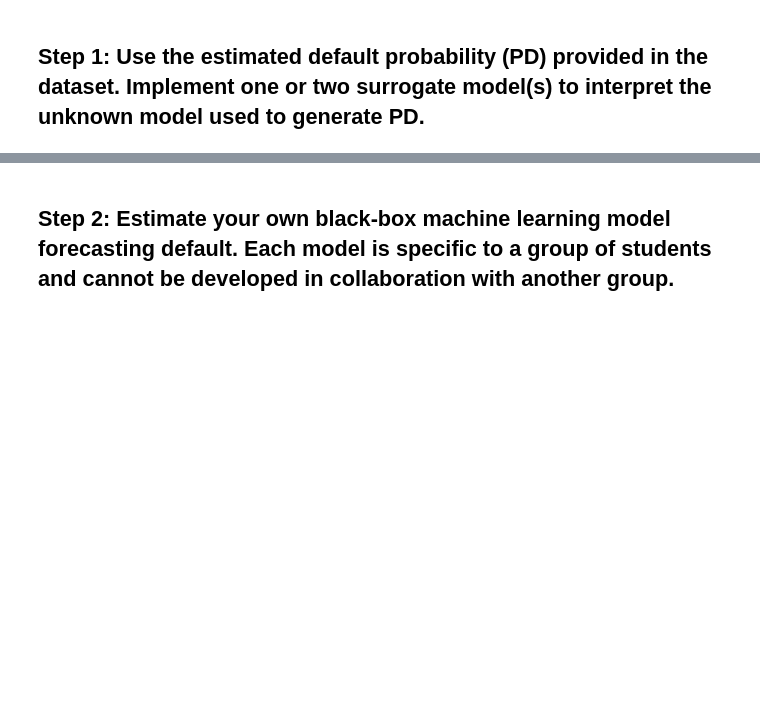
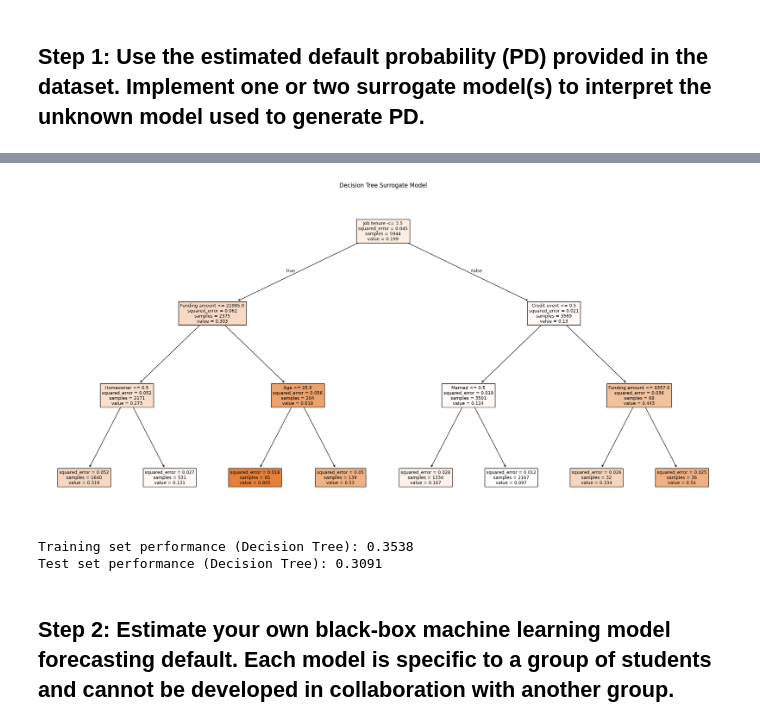
Before and after one commit to agossetX/interpretability_algorithmic_fairness_group_2, a Jupyter notebook: main.ipynb, the cells around one changed output, grey strips where cells are left out. Cells and saved outputs as stored; diff of their text form; code cells hidden in the pictures; blank space fills up the shorter version.

```diff
--- a/main.ipynb
+++ b/main.ipynb
@@ -11,2 +66,26 @@ df = pd.read_excel('dataproject2024.xlsx')
+# %%
+from sklearn.tree import DecisionTreeRegressor
+from sklearn import tree
+
+# Surrogate Model: Decision Tree
+decision_tree_model = DecisionTreeRegressor(max_depth=3, random_state=42)
+decision_tree_model.fit(X_train, y_train)
+
+# Visualize the decision tree
+plt.figure(figsize=(20,10))
+tree.plot_tree(decision_tree_model, feature_names=X.columns, filled=True)
+plt.title('Decision Tree Surrogate Model')
+plt.savefig('decision_tree_surrogate_model.png')
+plt.show()
+
+# Evaluate the performance of the Decision Tree model
+train_score_tree = decision_tree_model.score(X_train, y_train)
+test_score_tree = decision_tree_model.score(X_test, y_test)
+print(f'Training set performance (Decision Tree): {train_score_tree:.4f}')
+print(f'Test set performance (Decision Tree): {test_score_tree:.4f}')
+# %% [output]
+[figure, added]
+Training set performance (Decision Tree): 0.3538
+Test set performance (Decision Tree): 0.3091
 # %% [markdown]
 ## Step 2: Estimate your own black-box machine learning model forecasting default. Each model is specific to a group of students and cannot be developed in collaboration with another group.
```
Also changed, not shown: parts of 14 cells of this notebook, 9 other files.
